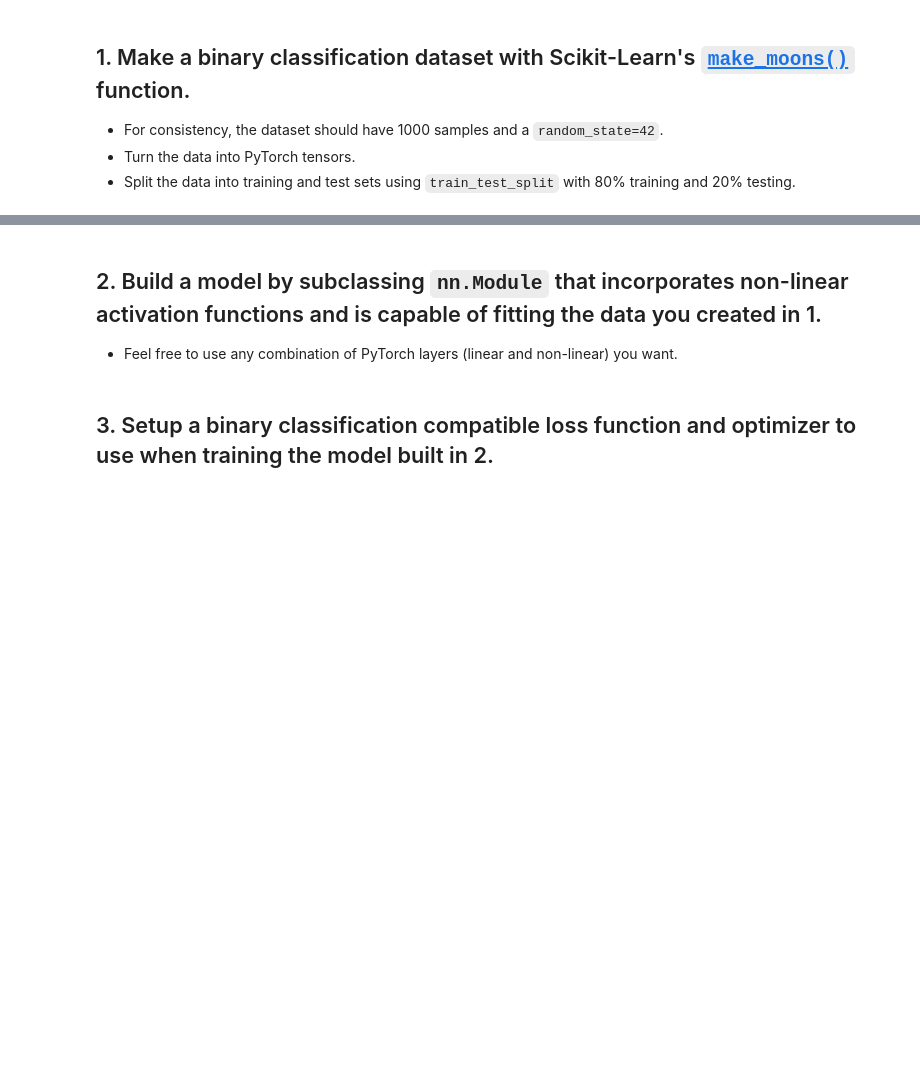
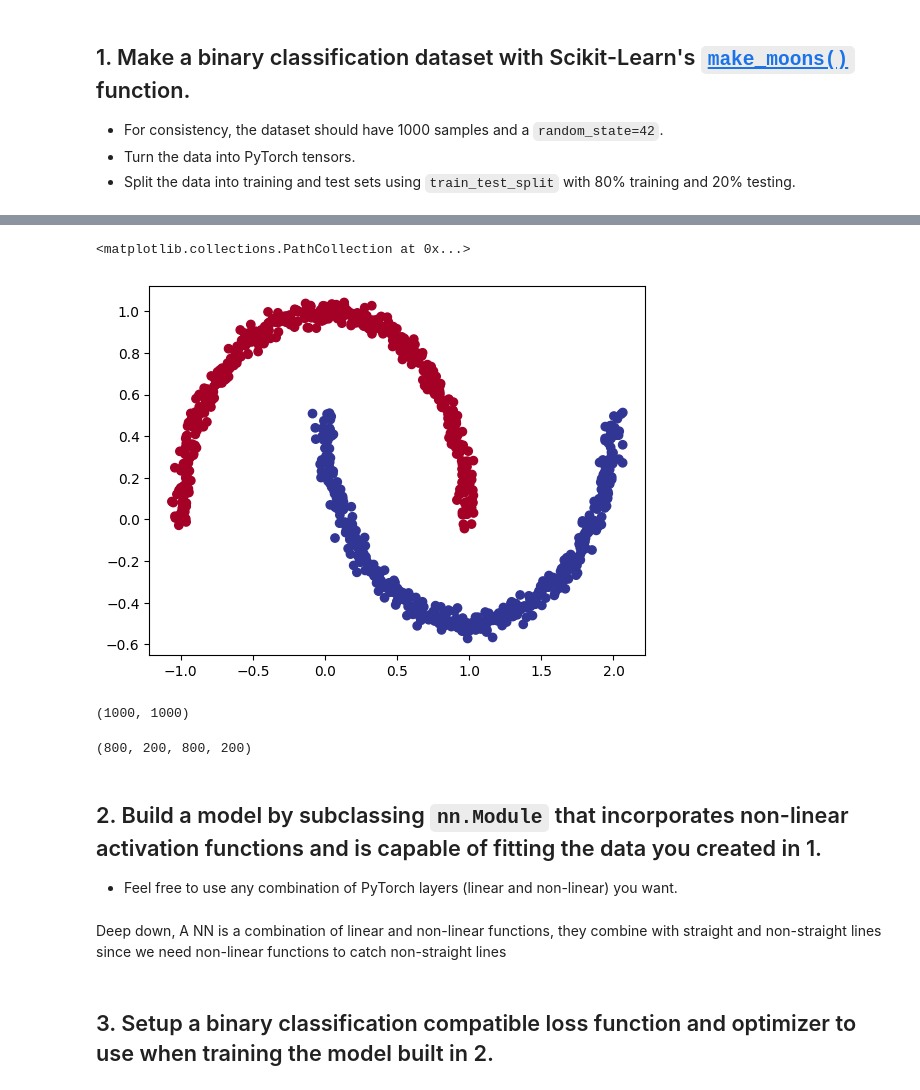
Before and after one commit to Datanerd97/PyTorch, a Jupyter notebook: extras/exercises/02_pytorch_classification_exercises.ipynb, the cells around one changed output, grey strips where cells are left out. Drawn from its saved outputs; the diff is of its cells as text; code cells hidden in the pictures; blank space fills up the shorter version.

```diff
--- a/extras/exercises/02_pytorch_classification_exercises.ipynb
+++ b/extras/exercises/02_pytorch_classification_exercises.ipynb
@@ -31,6 +31,15 @@ RANDOM_SEED = 42
 # %%
 # Create a dataset with Scikit-Learn's make_moons()
 from sklearn.datasets import make_moons
+
+# Make samples
+n_samples = 1000
+
+X,y = make_moons(n_samples, noise = 0.03,random_state = 42)
 # %%
 # Turn data into a DataFrame
 import pandas as pd
+
+df = pd.DataFrame({"X1":X[:,0],"X2": X[:,1],"y":y})
+
+df.head(10)
@@ -37,5 +58,16 @@ import pandas as pd
 # %%
 # Visualize the data on a scatter plot
 import matplotlib.pyplot as plt
+
+plt.scatter(x = df["X1"],y = df["X2"],
+            c = y,
+            cmap = plt.cm.RdYlBu)
+# %% [output]
+<matplotlib.collections.PathCollection at 0x...>
+[figure, added]
+# %%
+len(X),len(y)
+# %% [output]
+(1000, 1000)
 # %%
 # Turn data into tensors of dtype float
@@ -46,6 +81,12 @@ from sklearn.model_selection import train_test_split
+# %%
+len(X_train),len(X_test),len(y_train),len(y_test)
+# %% [output]
+(800, 200, 800, 200)
 # %% [markdown]
 ## 2. Build a model by subclassing `nn.Module` that incorporates non-linear activation functions and is capable of fitting the data you created in 1.
   * Feel free to use any combination of PyTorch layers (linear and non-linear) you want.
+# %% [markdown]
+Deep down, A NN is a combination of linear and non-linear functions, they combine with straight and non-straight lines since we need non-linear functions to catch non-straight lines
 # %%
 import torch
 from torch import nn
```
Also changed, not shown: parts of 11 cells of this notebook.
